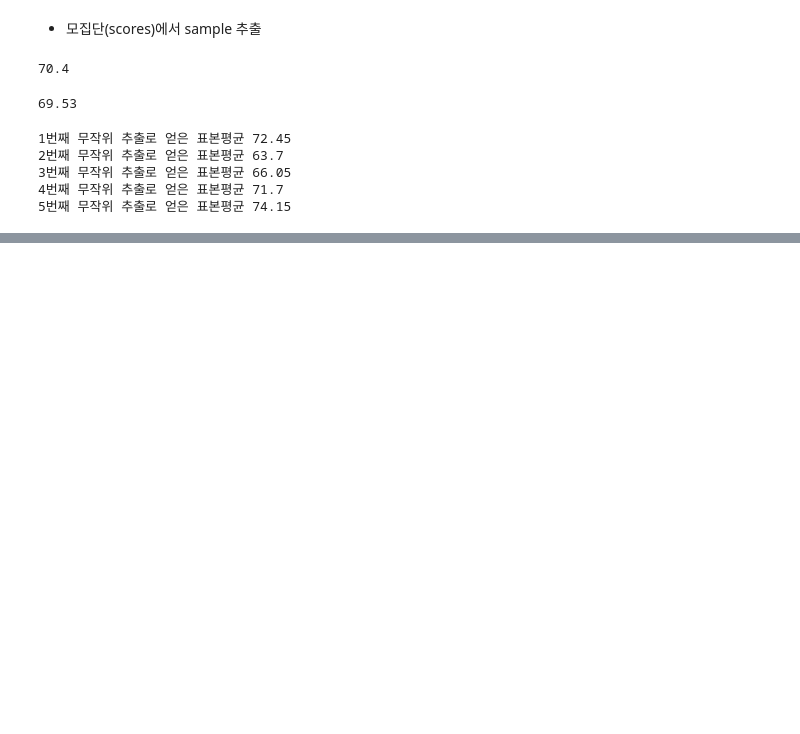
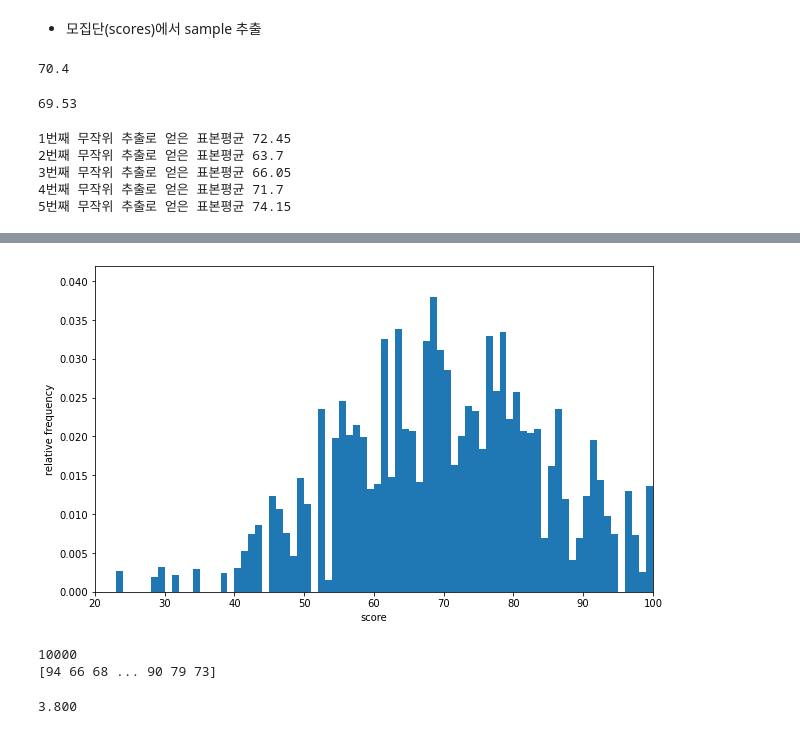
Before and after one commit to laits1/TIL, a Jupyter notebook: pandas/05. 확률과 추측통계 기본.ipynb, the cells around one changed output, grey strips where cells are left out. Drawn from its saved outputs; the diff is of its cells as text; code cells hidden in the pictures; blank space fills up the shorter version.

```diff
--- a/pandas/05. 확률과 추측통계 기본.ipynb
+++ b/pandas/05. 확률과 추측통계 기본.ipynb
@@ -67,0 +255,29 @@ for i in range(5):
+# %%
+# 무작위 추출을 했을 때 68점의 확률
+sample = np.random.choice(scores, 10000)
+fig = plt.figure(figsize=(10, 6))
+ax = fig.add_subplot(111)
+ax.hist(sample, bins=100, range=(0, 100), density=True)
+ax.set_xlim(20, 100)
+ax.set_ylim(0, 0.042)
+ax.set_xlabel('score')
+ax.set_ylabel('relative frequency')
+plt.show()
+# %% [output]
+[figure, added]
+# %%
+count = 0
+
+for i in sample :
+    if i == 68 :
+        count += 1
+
+print(len(sample))
+
+print(sample)
+
+count/len(sample) * 100
+# %% [output]
+10000
+[94 66 68 ... 90 79 73]
+3.800
```
Also changed, not shown: parts of 25 cells of this notebook, 36 other files.
